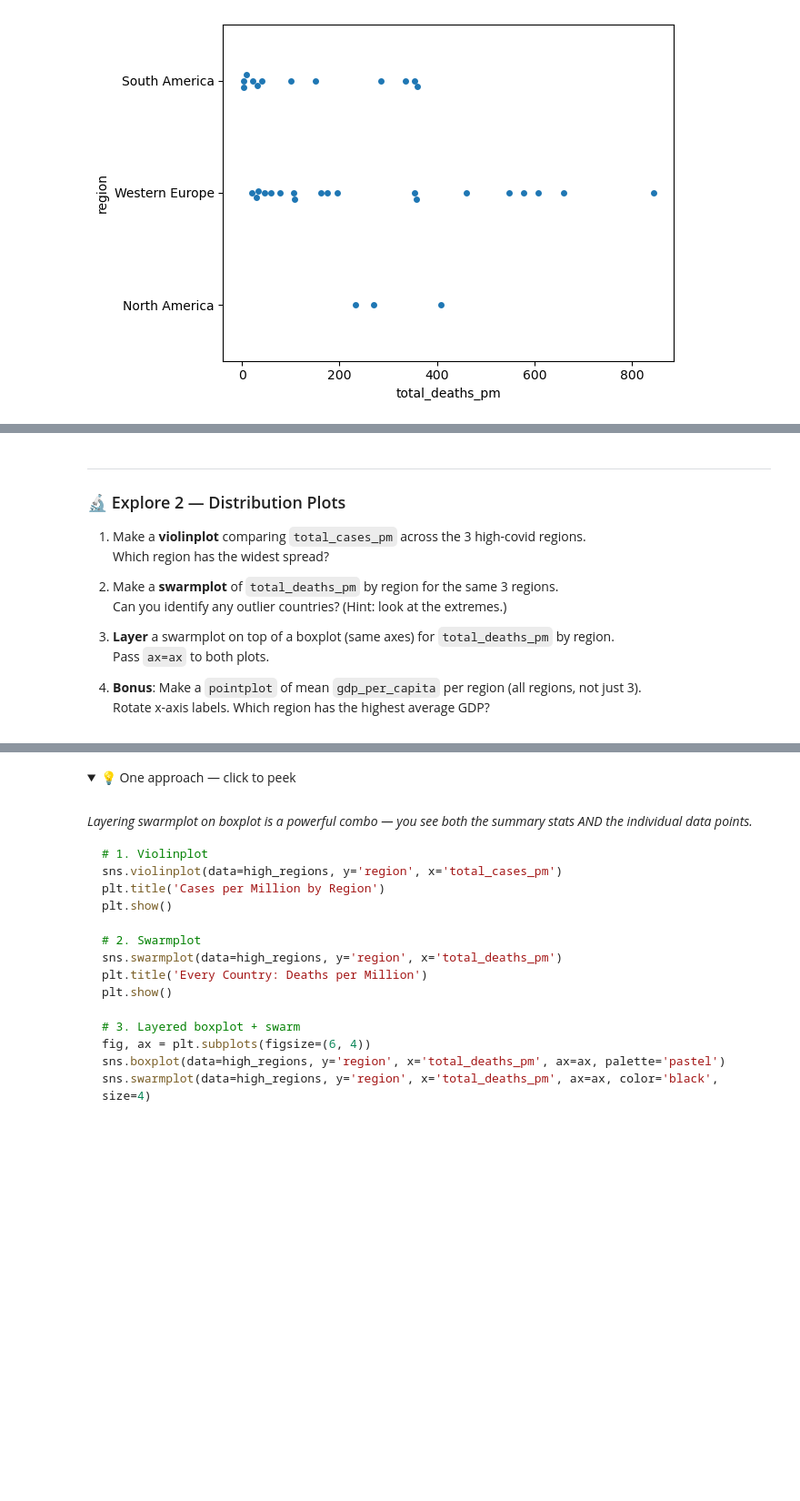
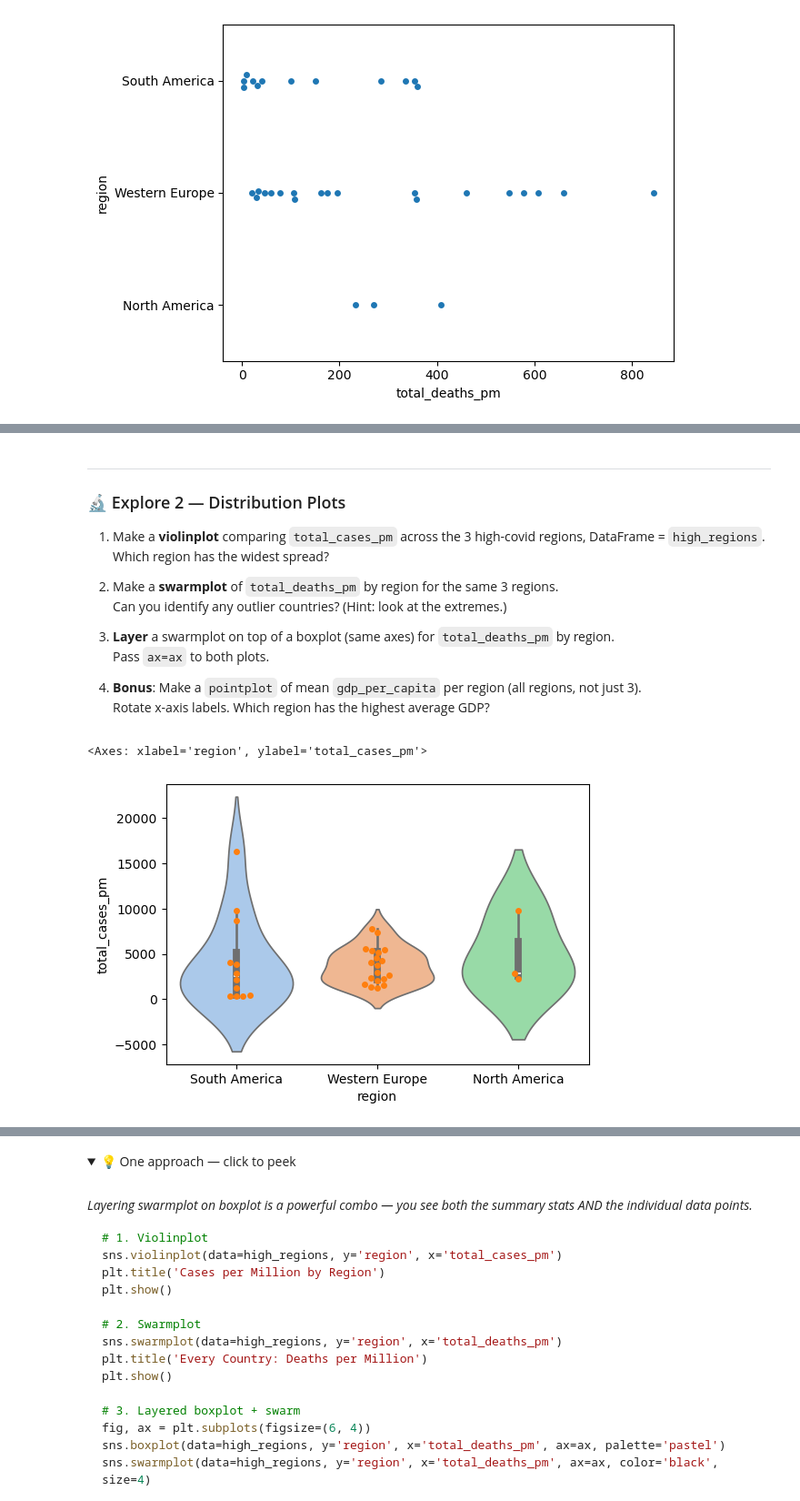
Before and after one commit to mlekimchi/data271_sp26, a Jupyter notebook: lectures/data271_lec22-ekc.ipynb, the cells around one changed output, grey strips where cells are left out. Shown at 91% size. Drawn from its saved outputs; the diff is of its cells as text; code cells hidden in the pictures; folded sections open; blank space fills up the shorter version.

```diff
--- a/lectures/data271_lec22-ekc.ipynb
+++ b/lectures/data271_lec22-ekc.ipynb
@@ -232,7 +258,7 @@ sns.pointplot(data=high_regions, x='region', y='total_deaths_pm');
 ---
 ### 🔬 Explore 2 — Distribution Plots
 
-1. Make a **violinplot** comparing `total_cases_pm` across the 3 high-covid regions.
+1. Make a **violinplot** comparing `total_cases_pm` across the 3 high-covid regions, DataFrame = `high_regions`.
    Which region has the widest spread?
 
 2. Make a **swarmplot** of `total_deaths_pm` by region for the same 3 regions.
@@ -247,6 +273,16 @@ sns.pointplot(data=high_regions, x='region', y='total_deaths_pm');
 # 1. violinplot — total_cases_pm by high-covid region
 # %%
 # 2. swarmplot — total_deaths_pm by region
+fig, ax = plt.subplots(figsize=(6, 4))
+sns.violinplot(data=high_regions,
+             x='region',
+             y='total_cases_pm',ax=ax, palette='pastel');
+sns.swarmplot(data=high_regions,
+             x='region',
+             y='total_cases_pm')
+# %% [output]
+<Axes: xlabel='region', ylabel='total_cases_pm'>
+[figure, added]
 # %%
 # 3. Layer swarmplot on boxplot
 # %%
```
Also changed, not shown: parts of 12 cells of this notebook.
